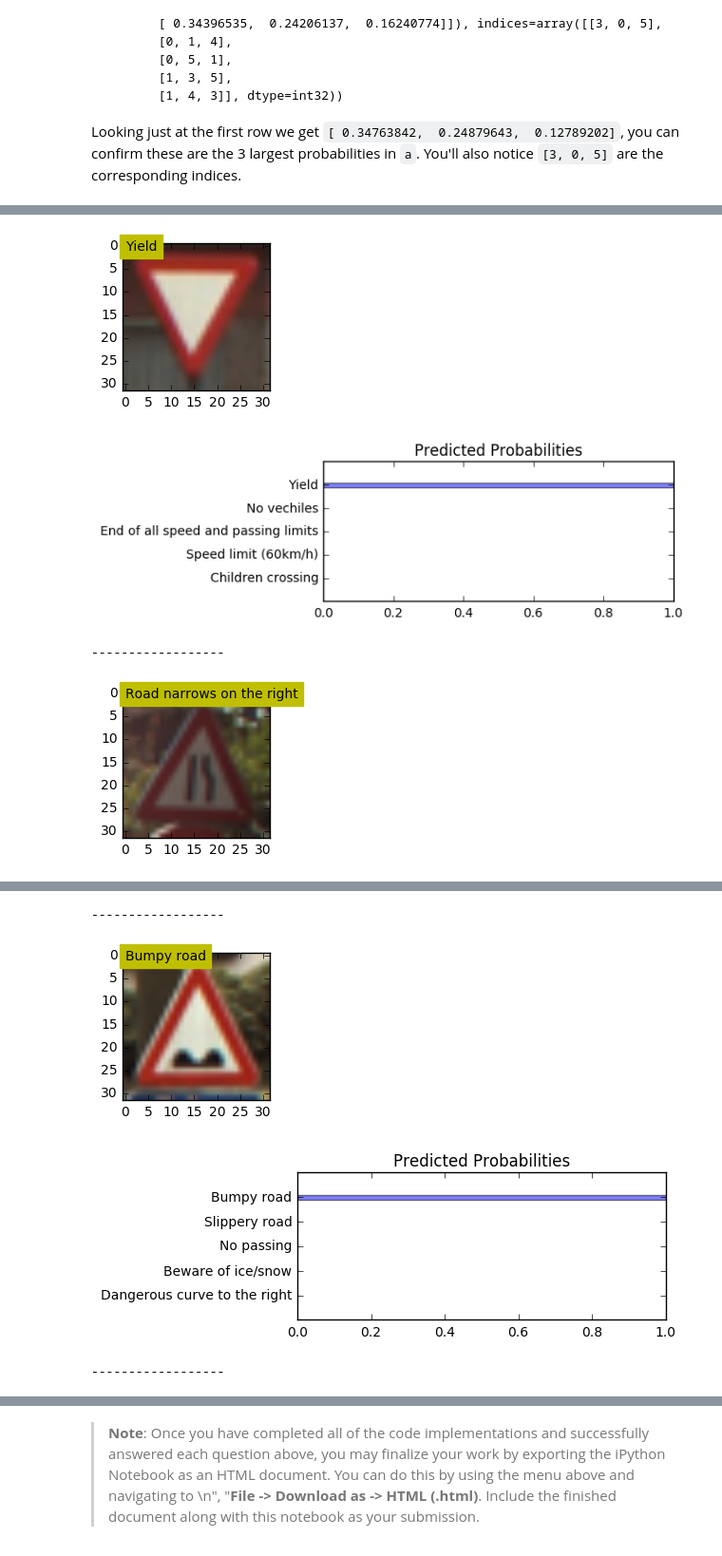
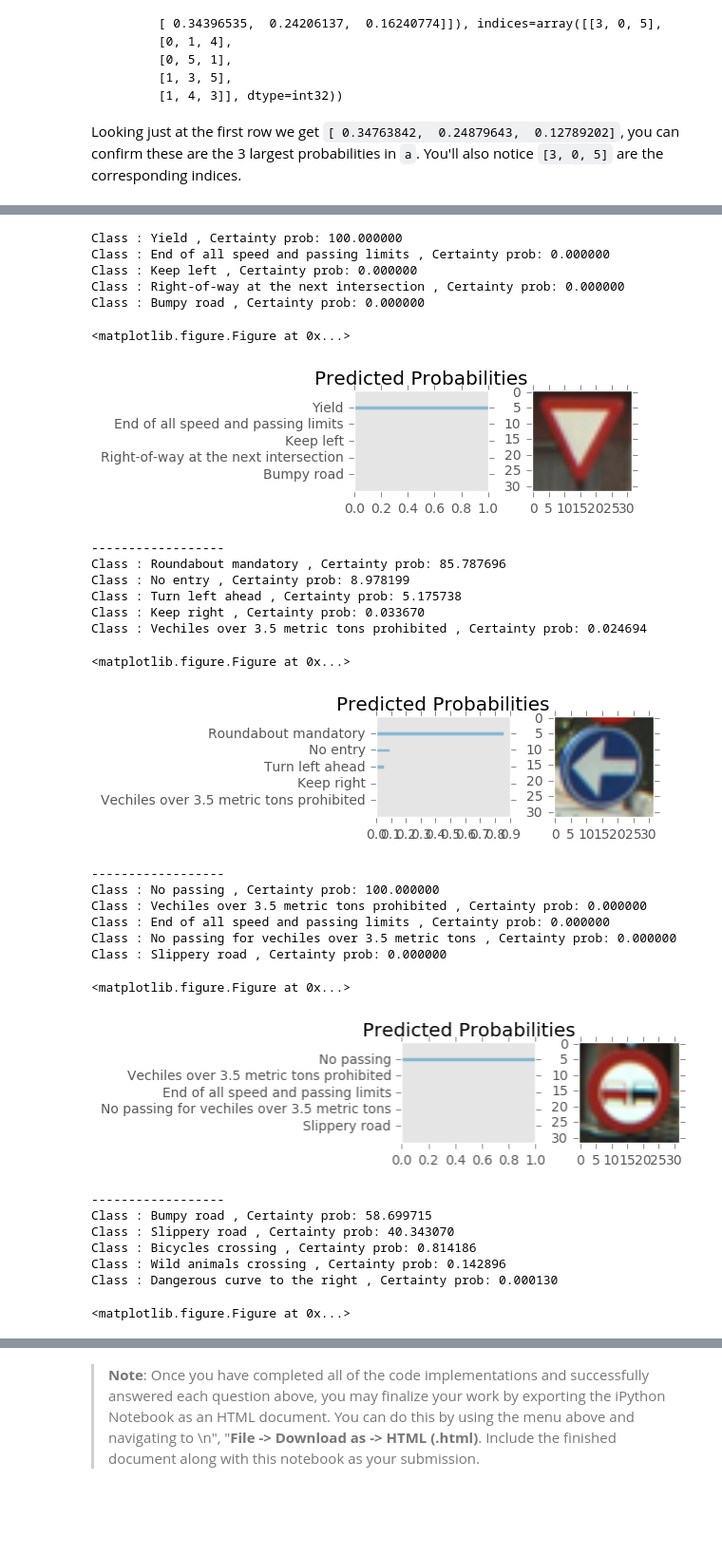
Before and after one commit to sarchak/self_driving_car, a Jupyter notebook: CarND-Traffic-Signs/Traffic_Signs_Recognition.ipynb, the cells around one changed output, grey strips where cells are left out. Shown at 95% size. Cells and saved outputs as stored; diff of their text form; code cells hidden in the pictures; blank space fills up the shorter version.

```diff
--- a/CarND-Traffic-Signs/Traffic_Signs_Recognition.ipynb
+++ b/CarND-Traffic-Signs/Traffic_Signs_Recognition.ipynb
@@ -273,7 +283,7 @@ Additionally I one hot encoded the target variable. The target variable will be
 #Shuffle train
 
 X_train, y_train = shuffle(X_train, y_train)
-#X_train, y_train = augmented_data_new(X_train, y_train)
+X_train, y_train = augmented_data_new(X_train, y_train)
 X_train, y_train = shuffle(X_train, y_train)
 X_train = rgb2gray(X_train).reshape(-1, 32, 32, 1)
 X_test = rgb2gray(X_test).reshape(-1, 32, 32, 1)
@@ -617,12 +678,15 @@ test_data = np.array(test_images)
 test_data = rgb2gray(test_data).reshape(-1, 32, 32, 1)
 test_data = test_data / 255
 # %%
-def print_probs(probs, labels):
-    plt.figure(figsize=(5,2))
+def print_probs(probs, labels, img):
+    plt.figure(figsize=(4, 3))
+    plt.subplot(222)
+    plt.imshow(img)
     performance = probs.tolist()
     performance.reverse()
     labels.reverse()
     labels = labels
+    plt.subplot(221)
     y_pos = np.arange(len(performance))
     plt.barh(y_pos, performance, align='center', alpha=0.5, height=0.2)
     plt.yticks(y_pos, labels)
@@ -739,39 +860,43 @@ For incorrect predictions:
 # %%
 res = sess.run(logits, feed_dict={x: test_data, keep_prob: 1.0})
 predicts = sess.run(tf.nn.top_k(res, k=5, sorted=True))
-test_ids = [0, 9, 4, 25, 26, 27, 2]
-for i in test_ids[0:5]:
-    plt.figure(figsize=(2,2))
-    probs = sess.run(tf.nn.softmax(predicts[0][i]))
-    plt.imshow(test_images[i])
-    plt.text(0,1,str(signName(predicts[1][i][0])),color='k',backgroundcolor='y')
-
-    #print("Predict for image : test"+str(i)+".png")
-    #print('Image', i, 'probabilities:', predicts[0][i], '\n and predicted classes:', predicts[1][i])
-    #print(probs)
-    labels = [signName(predicts[1][i][0]), signName(predicts[1][i][1]), signName(predicts[1][i][2]), signName(predicts[1][i][3]), signName(predicts[1][i][4])]
-    #print(signName(predicts[1][i][0]))
-    #print(signName(predicts[1][i][1]))
-    print_probs(probs, labels)
-    print("------------------")
-
 
 for i in range(0,30):
-    plt.figure(figsize=(2,2))
+    plt.figure(figsize=(1,1))
     probs = sess.run(tf.nn.softmax(predicts[0][i]))
-    plt.imshow(test_images[i])
-    plt.text(0,1,str(signName(predicts[1][i][0])),color='k',backgroundcolor='y')
-
-    #print("Predict for image : test"+str(i)+".png")
-    #print('Image', i, 'probabilities:', predicts[0][i], '\n and predicted classes:', predicts[1][i])
-    #print(probs)
+    for k in range(0,5):
+        print("Class : %s , Certainty prob: %f" % (signName(predicts[1][i][k]), probs[k]*100))
     labels = [signName(predicts[1][i][0]), signName(predicts[1][i][1]), signName(predicts[1][i][2]), signName(predicts[1][i][3]), signName(predicts[1][i][4])]
-    #print(signName(predicts[1][i][0]))
-    #print(signName(predicts[1][i][1]))
-    print_probs(probs, labels)
+    print_probs(probs, labels, test_images[i])
     print("------------------")
 # %% [output]
+Class : Yield , Certainty prob: 100.000000
+Class : End of all speed and passing limits , Certainty prob: 0.000000
+Class : Keep left , Certainty prob: 0.000000
+Class : Right-of-way at the next intersection , Certainty prob: 0.000000
+Class : Bumpy road , Certainty prob: 0.000000
+<matplotlib.figure.Figure at 0x...>
-[figure, old version]
+[figure, new version]
+------------------
+Class : Roundabout mandatory , Certainty prob: 85.787696
+Class : No entry , Certainty prob: 8.978199
+Class : Turn left ahead , Certainty prob: 5.175738
+Class : Keep right , Certainty prob: 0.033670
+Class : Vechiles over 3.5 metric tons prohibited , Certainty prob: 0.024694
+<matplotlib.figure.Figure at 0x...>
-[figure, old version]
+[figure, new version]
-------------------
+------------------
+Class : No passing , Certainty prob: 100.000000
+Class : Vechiles over 3.5 metric tons prohibited , Certainty prob: 0.000000
+Class : End of all speed and passing limits , Certainty prob: 0.000000
+Class : No passing for vechiles over 3.5 metric tons , Certainty prob: 0.000000
+Class : Slippery road , Certainty prob: 0.000000
+<matplotlib.figure.Figure at 0x...>
-[figure, old version]
+[figure, new version]
+------------------
+Class : Bumpy road , Certainty prob: 58.699715
+Class : Slippery road , Certainty prob: 40.343070
+Class : Bicycles crossing , Certainty prob: 0.814186
+Class : Wild animals crossing , Certainty prob: 0.142896
+Class : Dangerous curve to the right , Certainty prob: 0.000130
+<matplotlib.figure.Figure at 0x...>
@@ -779,4 +903,0 @@ for i in range(0,30):
-------------------
-[figure, removed]
-[figure, removed]
-------------------
```
Also changed, not shown: parts of 27 cells of this notebook, 23 other files.
